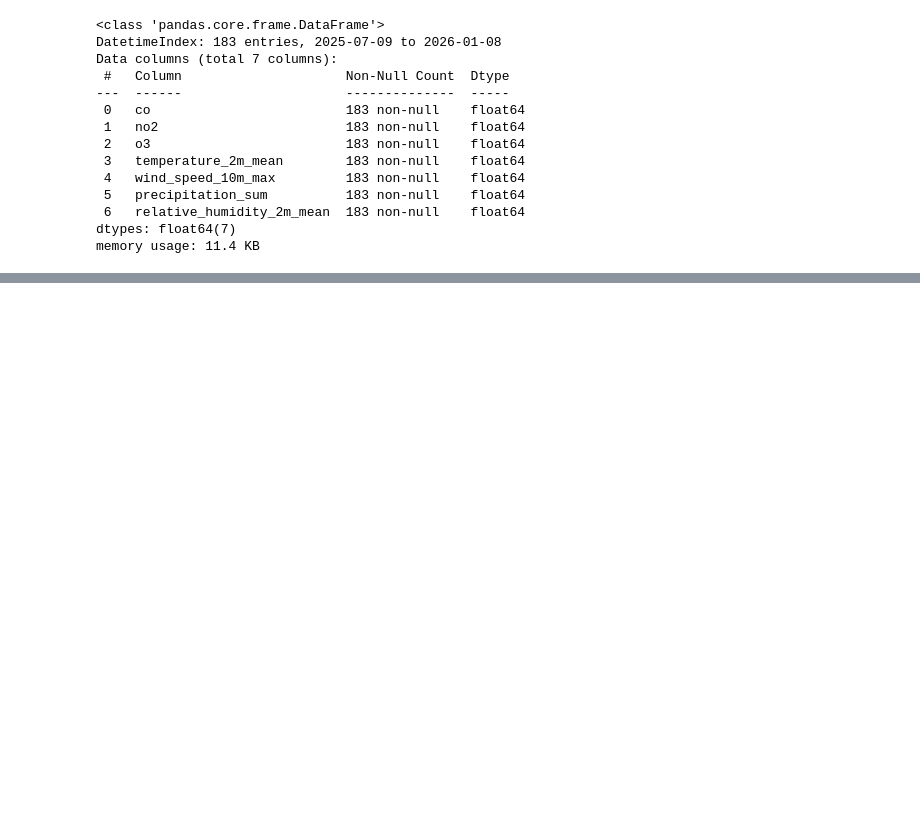
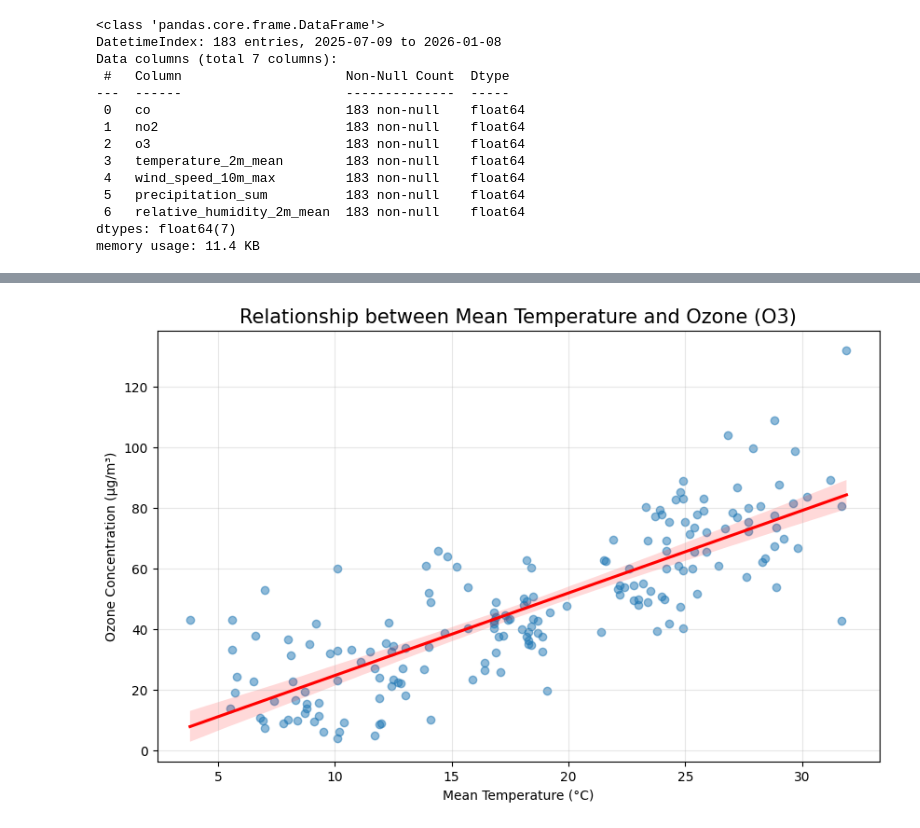
Before and after one commit to Gloreti03/Api-rest-homework-, a Jupyter notebook: apihomework.ipynb, the cells around one changed output, grey strips where cells are left out. Saved outputs shown, nothing was run; the diff lists cells and outputs as text; code cells hidden in the pictures; blank space fills up the shorter version.

```diff
--- a/apihomework.ipynb
+++ b/apihomework.ipynb
@@ -221,0 +260,12 @@ memory usage: 11.4 KB
+# %%
+# Ozone typically increases with higher temperatures
+plt.figure(figsize=(10, 6))
+sns.regplot(data=df, x='temperature_2m_mean', y='o3',
+            scatter_kws={'alpha':0.5}, line_kws={'color':'red'})
+plt.title('Relationship between Mean Temperature and Ozone (O3)', fontsize=15)
+plt.xlabel('Mean Temperature (°C)')
+plt.ylabel('Ozone Concentration (µg/m³)')
+plt.grid(True, alpha=0.3)
+plt.show()
+# %% [output]
+[figure, added]
```
Also changed, not shown: parts of 18 cells of this notebook.
